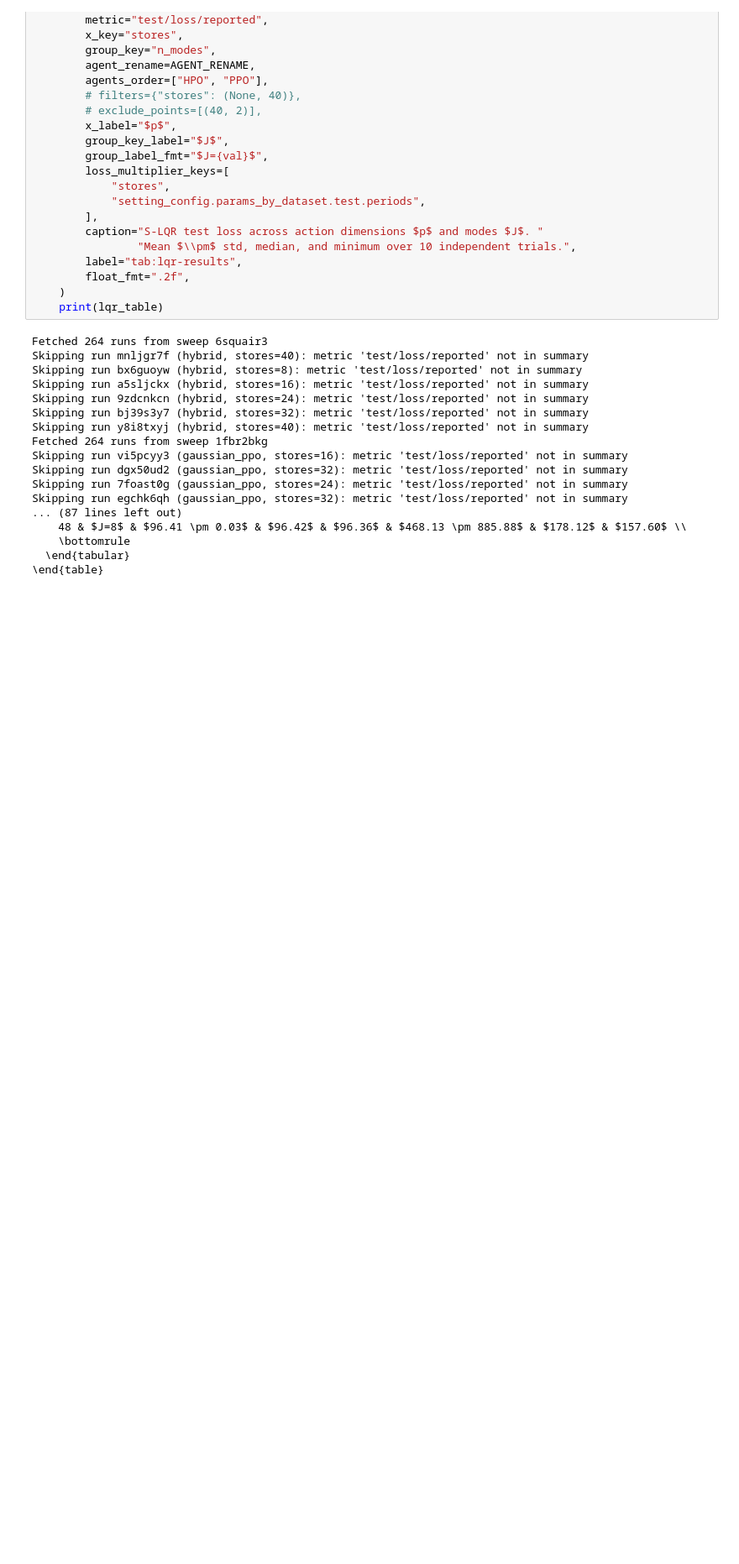
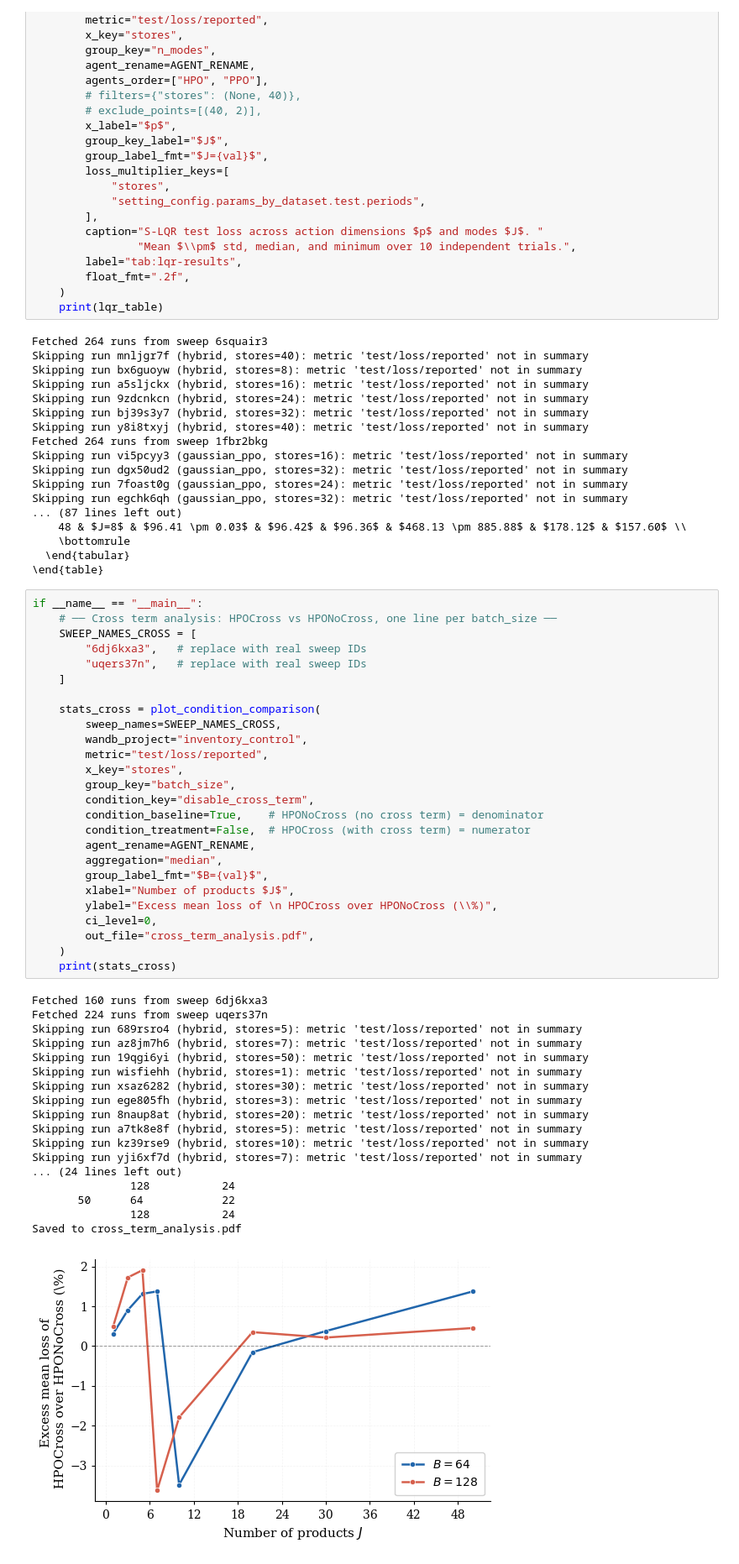
Before and after one commit to MatiasAlvo/hybrid-rl, a Jupyter notebook: sweep_analysis.ipynb, the cells around one changed output. Shown at 84% size. Cells and saved outputs as stored; diff of their text form; blank space fills up the shorter version.

```diff
--- a/sweep_analysis.ipynb
+++ b/sweep_analysis.ipynb
@@ -1999,3 +3375,48 @@ Skipping run egchk6qh (gaussian_ppo, stores=32): metric 'test/loss/reported' not
     \bottomrule
   \end{tabular}
 \end{table}
+# %%
+if __name__ == "__main__":
+    # ── Cross term analysis: HPOCross vs HPONoCross, one line per batch_size ──
+    SWEEP_NAMES_CROSS = [
+        "6dj6kxa3",   # replace with real sweep IDs
+        "uqers37n",   # replace with real sweep IDs
+    ]
+
+    stats_cross = plot_condition_comparison(
+        sweep_names=SWEEP_NAMES_CROSS,
+        wandb_project="inventory_control",
+        metric="test/loss/reported",
+        x_key="stores",
+        group_key="batch_size",
+        condition_key="disable_cross_term",
+        condition_baseline=True,    # HPONoCross (no cross term) = denominator
+        condition_treatment=False,  # HPOCross (with cross term) = numerator
+        agent_rename=AGENT_RENAME,
+        aggregation="median",
+        group_label_fmt="$B={val}$",
+        xlabel="Number of products $J$",
+        ylabel="Excess mean loss of \n HPOCross over HPONoCross (\\%)",
+        ci_level=0,
+        out_file="cross_term_analysis.pdf",
+    )
+    print(stats_cross)
+# %% [output]
+Fetched 160 runs from sweep 6dj6kxa3
+Fetched 224 runs from sweep uqers37n
+Skipping run 689rsro4 (hybrid, stores=5): metric 'test/loss/reported' not in summary
+Skipping run az8jm7h6 (hybrid, stores=7): metric 'test/loss/reported' not in summary
+Skipping run 19qgi6yi (hybrid, stores=50): metric 'test/loss/reported' not in summary
+Skipping run wisfiehh (hybrid, stores=1): metric 'test/loss/reported' not in summary
+Skipping run xsaz6282 (hybrid, stores=30): metric 'test/loss/reported' not in summary
+Skipping run ege805fh (hybrid, stores=3): metric 'test/loss/reported' not in summary
+Skipping run 8naup8at (hybrid, stores=20): metric 'test/loss/reported' not in summary
+Skipping run a7tk8e8f (hybrid, stores=5): metric 'test/loss/reported' not in summary
+Skipping run kz39rse9 (hybrid, stores=10): metric 'test/loss/reported' not in summary
+Skipping run yji6xf7d (hybrid, stores=7): metric 'test/loss/reported' not in summary
+... (24 lines left out)
+               128           24
+       50      64            22
+               128           24
+Saved to cross_term_analysis.pdf
+[figure, added]
```
Also changed, not shown: parts of 21 cells of this notebook, 26 other files.
